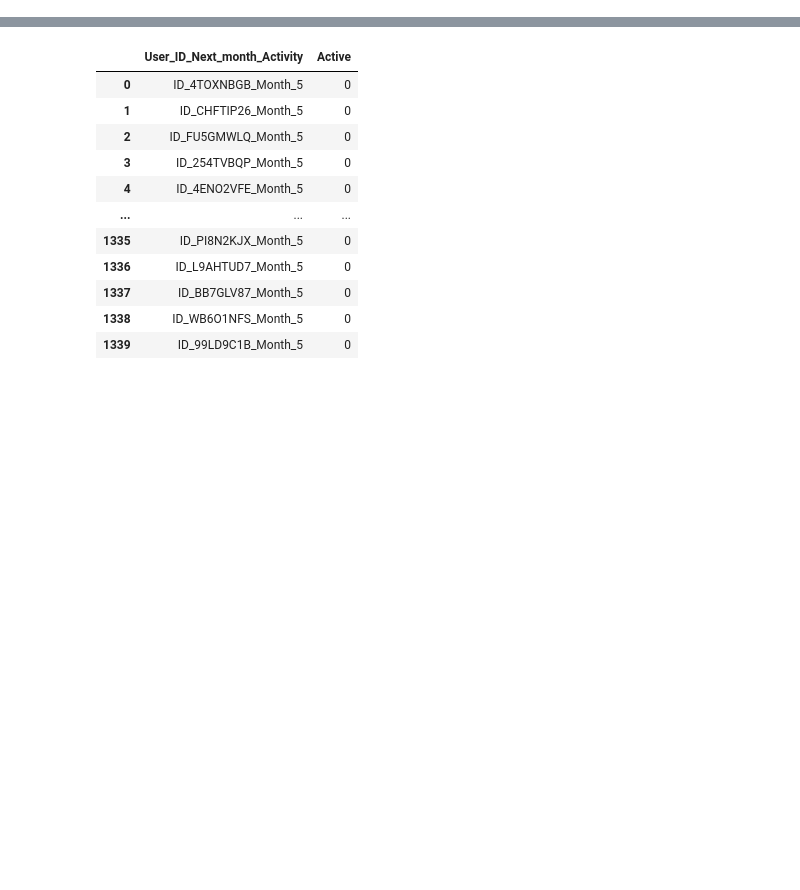
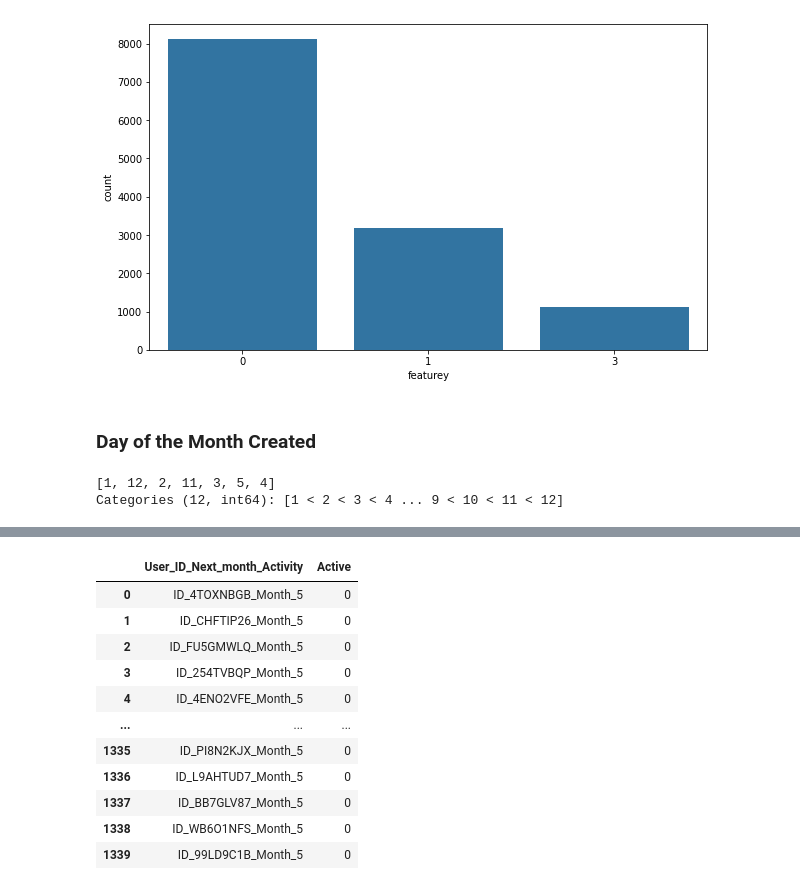
Before and after one commit to BochaberiDaisy/Zindi-New-User-Engagement-Prediction-Challenge, a Jupyter notebook: EDA.ipynb, the cells around one changed output, grey strips where cells are left out. Drawn from its saved outputs; the diff is of its cells as text; code cells hidden in the pictures; blank space fills up the shorter version.

```diff
--- a/EDA.ipynb
+++ b/EDA.ipynb
@@ -8,0 +124,11 @@ sample = pd.read_csv("SampleSubmission.csv")
+# %%
+countplot(users1,'featurey')
+# %% [output]
+[figure, added]
+# %% [markdown]
+### Day of the Month Created
+# %%
+users1.created_at_month.unique()
+# %% [output]
+[1, 12, 2, 11, 3, 5, 4]
+Categories (12, int64): [1 < 2 < 3 < 4 ... 9 < 10 < 11 < 12]
```
Also changed, not shown: parts of 34 cells of this notebook.
